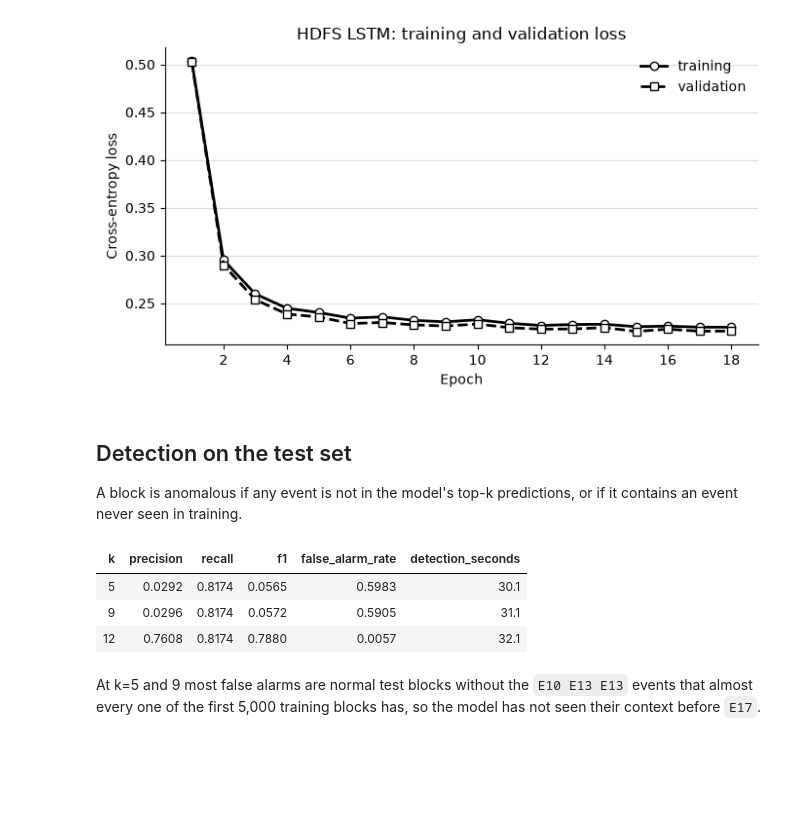
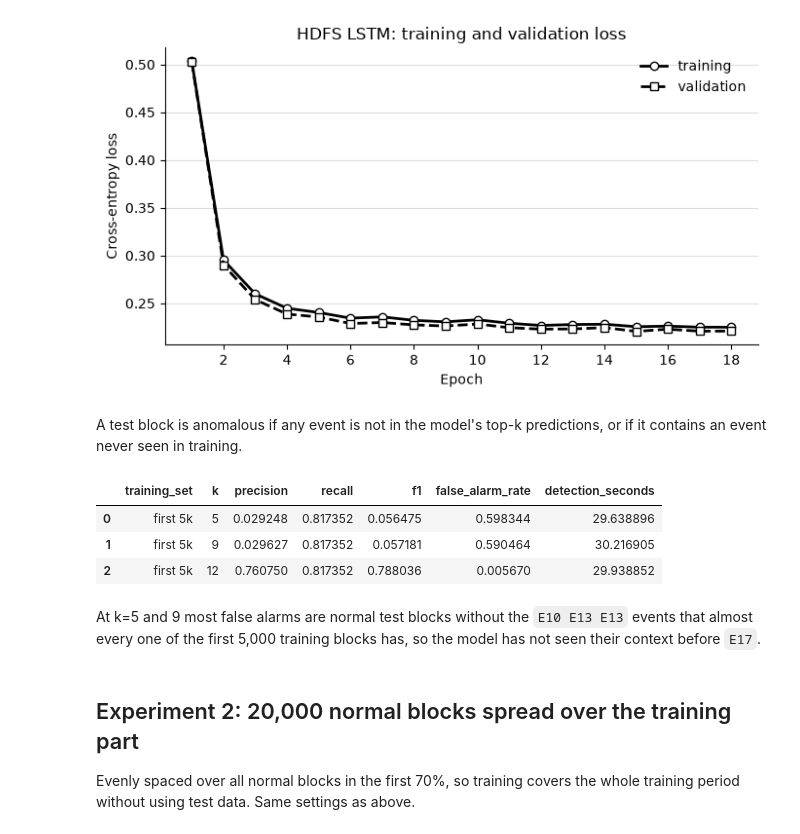
Before and after one commit to Awais866728/log-anomaly-detection, a Jupyter notebook: notebooks/08_hdfs_lstm.ipynb, the cells around one changed output. Cells and saved outputs as stored; diff of their text form; code cells hidden in the pictures; blank space fills up the shorter version.

```diff
--- a/notebooks/08_hdfs_lstm.ipynb
+++ b/notebooks/08_hdfs_lstm.ipynb
@@ -28 +33,33 @@ templates = pd.read_csv(ROOT / "data" / "processed" / "hdfs_templates.csv")
+# %%
+def fit(blocks):
+    """Hold out 10% of the blocks for validation and train a fresh model with the same settings."""
+    val_mask = np.random.default_rng(SEED).random(len(blocks)) < 0.1
+    X_tr, y_tr, _ = make_windows([s for s, v in zip(blocks, val_mask) if not v], vocab, H)
+    X_val, y_val, _ = make_windows([s for s, v in zip(blocks, val_mask) if v], vocab, H)
+    print(f"Event types seen: {len({e for s in blocks for e in s})} of {len(vocab)}")
+    print(f"Training windows: {len(y_tr):,}   validation windows: {len(y_val):,}")
+
+    torch.manual_seed(SEED)
+    model = DeepLogLSTM(num_events=len(vocab), **MODEL_CONFIG)
+    history, seconds = train(model, X_tr, y_tr, X_val, y_val, epochs=30, patience=3, seed=SEED)
+    print(f"\nTraining time: {seconds:.1f} s   parameters: {sum(p.numel() for p in model.parameters()):,}")
+    return model, history
+
+
+def run_detection(model, blocks, training_set):
+    """Evaluate on the test set for k = 5, 9, 12."""
+    train_events = {e for s in blocks for e in s}
+    rows = []
+    for k in [5, 9, 12]:
+        start = time.perf_counter()
+        m = evaluate(y_test, detect(model, test_seqs, vocab, train_events, k=k, h=H))
+        rows.append({"training_set": training_set, "k": k, "precision": m["precision"], "recall": m["recall"],
+                     "f1": m["f1"], "false_alarm_rate": m["false_alarm_rate"],
+                     "detection_seconds": time.perf_counter() - start})
+    return pd.DataFrame(rows)
+
+
+def save(model, blocks, path):
+    torch.save({"state_dict": model.state_dict(), "vocab": vocab,
+                "train_events": sorted({e for s in blocks for e in s}), "config": {"h": H, **MODEL_CONFIG}}, path)
 # %% [markdown]
@@ -94,28 +109,18 @@ plt.show()
 # %% [output]
 [figure]
 # %% [markdown]
-## Detection on the test set
-
-A block is anomalous if any event is not in the model's top-k predictions, or if it contains an event never seen in training.
+A test block is anomalous if any event is not in the model's top-k predictions, or if it contains an event never seen in training.
-# %%
-test_seqs, y_test = test["EventSequence"].tolist(), test["Label"].to_numpy()
-
-rows = []
-for k in [5, 9, 12]:
-    start = time.perf_counter()
-    pred = detect(model, test_seqs, vocab, train_events, k=k, h=H)
-    seconds = time.perf_counter() - start
-    m = evaluate(y_test, pred)
-    rows.append({"k": k, "precision": m["precision"], "recall": m["recall"], "f1": m["f1"],
-                 "false_alarm_rate": m["false_alarm_rate"], "detection_seconds": seconds})
-
-results = pd.DataFrame(rows)
-results.round(4).to_csv(DOCS / "hdfs_lstm_results.csv", index=False)
-results.style.format({c: "{:.4f}" for c in ["precision", "recall", "f1", "false_alarm_rate"]} | {"detection_seconds": "{:.1f}"}).hide(axis="index")
-# %% [output]
-| k | precision | recall | f1 | false_alarm_rate | detection_seconds |
-| 5 | 0.0292 | 0.8174 | 0.0565 | 0.5983 | 30.1 |
-| 9 | 0.0296 | 0.8174 | 0.0572 | 0.5905 | 31.1 |
-| 12 | 0.7608 | 0.8174 | 0.7880 | 0.0057 | 32.1 |
+# %%
+results_first = run_detection(model_first, blocks_first, "first 5k")
+results_first
+# %% [output]
+|  | training_set | k | precision | recall | f1 | false_alarm_rate | detection_seconds |
+| 0 | first 5k | 5 | 0.029248 | 0.817352 | 0.056475 | 0.598344 | 29.638896 |
+| 1 | first 5k | 9 | 0.029627 | 0.817352 | 0.057181 | 0.590464 | 30.216905 |
+| 2 | first 5k | 12 | 0.760750 | 0.817352 | 0.788036 | 0.005670 | 29.938852 |
 # %% [markdown]
 At k=5 and 9 most false alarms are normal test blocks without the `E10 E13 E13` events that almost every one of the first 5,000 training blocks has, so the model has not seen their context before `E17`.
+# %% [markdown]
+## Experiment 2: 20,000 normal blocks spread over the training part
+
+Evenly spaced over all normal blocks in the first 70%, so training covers the whole training period without using test data. Same settings as above.
```
Also changed, not shown: parts of 13 cells of this notebook, 1 other file.
